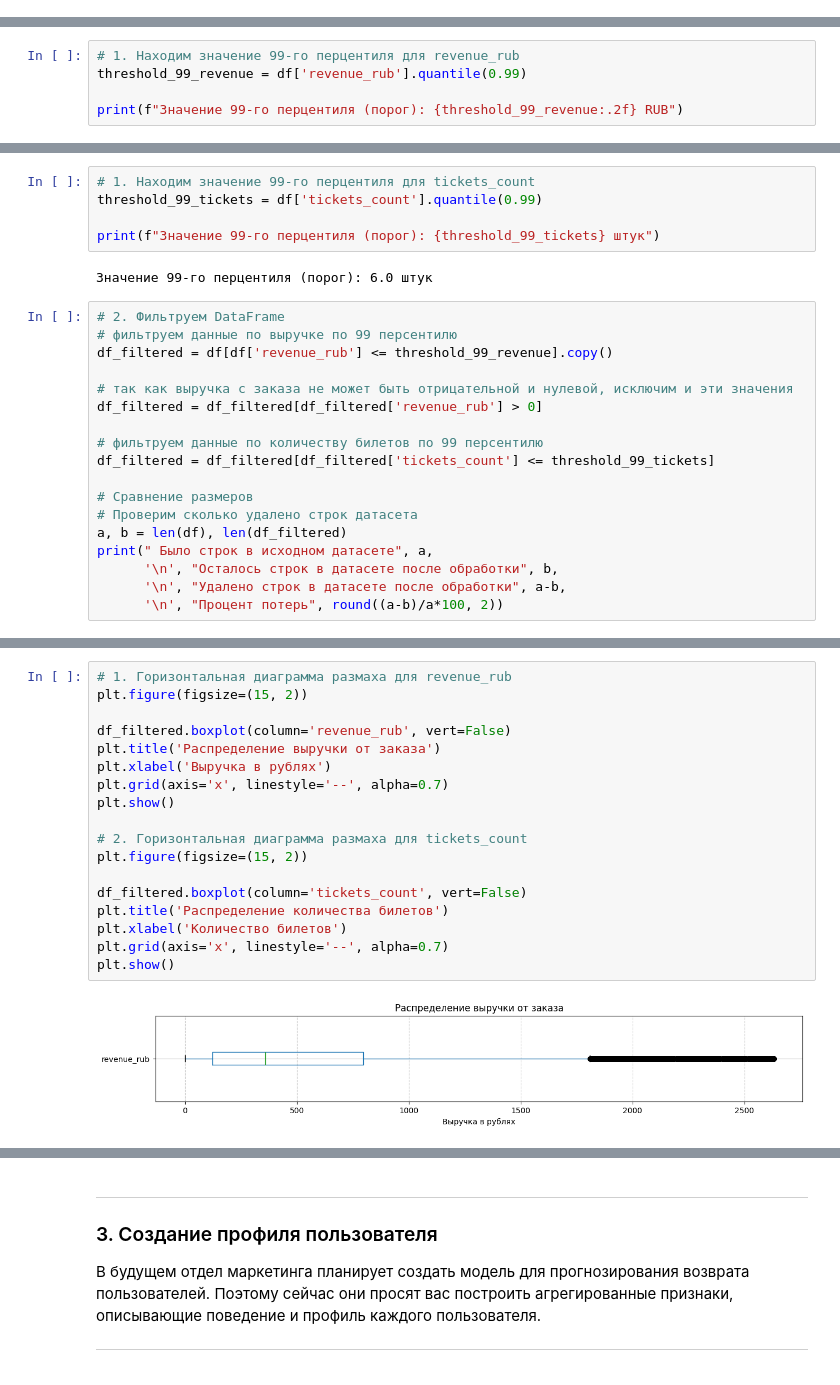
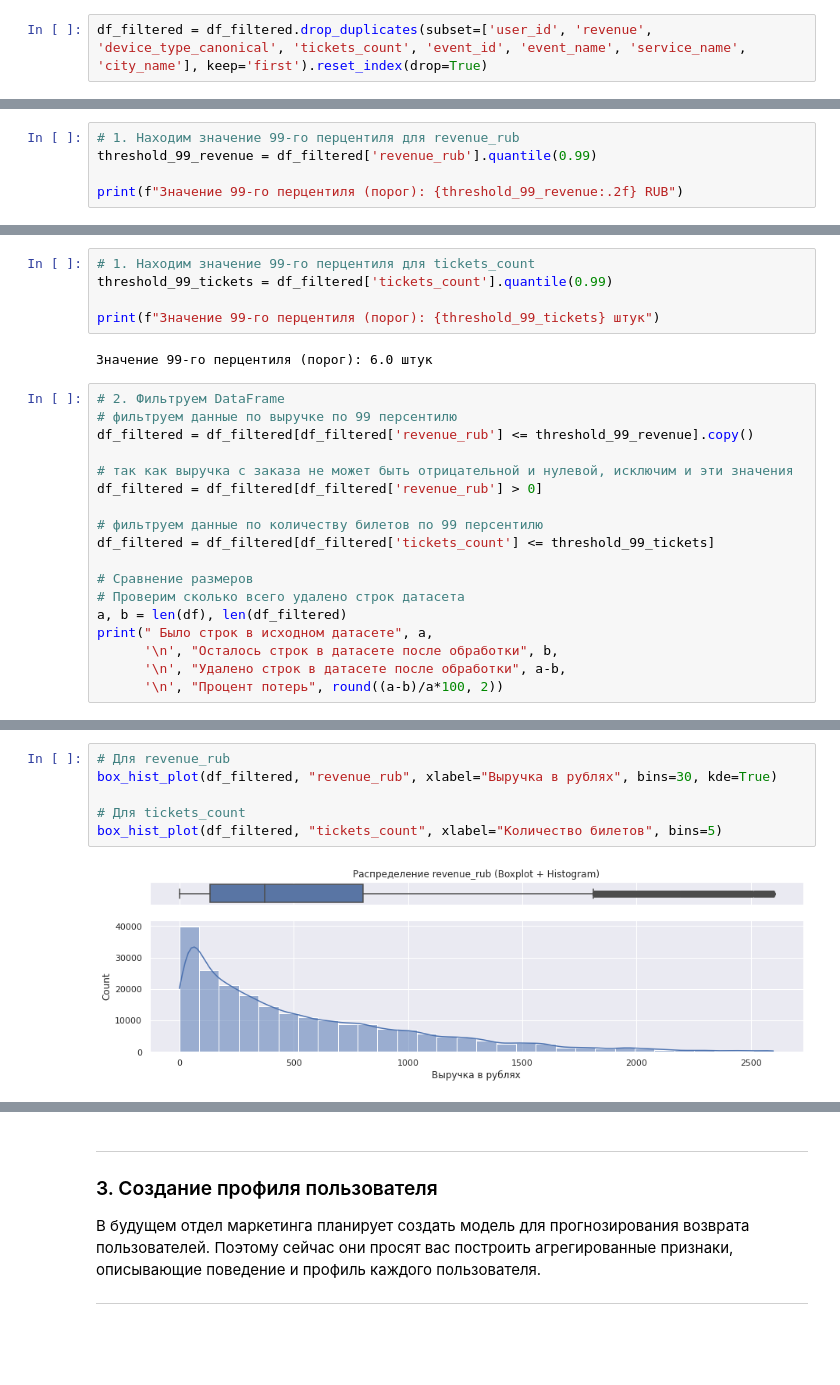
Before and after one commit to AnastasiaOstroumova/afisha_project, a Jupyter notebook: Anastasia_Ostroumova_afisha_project.ipynb, the cells around one changed output, grey strips where cells are left out. Cells and saved outputs as stored; diff of their text form; blank space fills up the shorter version.

```diff
--- a/Anastasia_Ostroumova_afisha_project.ipynb
+++ b/Anastasia_Ostroumova_afisha_project.ipynb
@@ -474,0 +611,2 @@ df['region_name'].nunique()
+# %%
+df_filtered = df_filtered.drop_duplicates(subset=['user_id', 'revenue', 'device_type_canonical', 'tickets_count', 'event_id', 'event_name', 'service_name', 'city_name'], keep='first').reset_index(drop=True)
@@ -512,6 +696,6 @@ plt.show()
 # %%
 # 1. Находим значение 99-го перцентиля для revenue_rub
-threshold_99_revenue = df['revenue_rub'].quantile(0.99)
+threshold_99_revenue = df_filtered['revenue_rub'].quantile(0.99)
 
 print(f"Значение 99-го перцентиля (порог): {threshold_99_revenue:.2f} RUB")
 # %% [output]
@@ -519,6 +703,6 @@ print(f"Значение 99-го перцентиля (порог): {threshold_9
 # %%
 # 1. Находим значение 99-го перцентиля для tickets_count
-threshold_99_tickets = df['tickets_count'].quantile(0.99)
+threshold_99_tickets = df_filtered['tickets_count'].quantile(0.99)
 
 print(f"Значение 99-го перцентиля (порог): {threshold_99_tickets} штук")
 # %% [output]
@@ -526,7 +710,7 @@ print(f"Значение 99-го перцентиля (порог): {threshold_9
 # %%
 # 2. Фильтруем DataFrame
 # фильтруем данные по выручке по 99 персентилю
-df_filtered = df[df['revenue_rub'] <= threshold_99_revenue].copy()
+df_filtered = df_filtered[df_filtered['revenue_rub'] <= threshold_99_revenue].copy()
 
 # так как выручка с заказа не может быть отрицательной и нулевой, исключим и эти значения
 df_filtered = df_filtered[df_filtered['revenue_rub'] > 0]
@@ -535,7 +719,7 @@ df_filtered = df_filtered[df_filtered['revenue_rub'] > 0]
 df_filtered = df_filtered[df_filtered['tickets_count'] <= threshold_99_tickets]
 
 # Сравнение размеров
-# Проверим сколько удалено строк датасета
+# Проверим сколько всего удалено строк датасета
 a, b = len(df), len(df_filtered)
 print(" Было строк в исходном датасете", a,
       '\n', "Осталось строк в датасете после обработки", b,
@@ -563,20 +747,8 @@ max      2628.420000       6.000000
 # %%
-# 1. Горизонтальная диаграмма размаха для revenue_rub
-plt.figure(figsize=(15, 2))
+# Для revenue_rub
+box_hist_plot(df_filtered, "revenue_rub", xlabel="Выручка в рублях", bins=30, kde=True)
 
-df_filtered.boxplot(column='revenue_rub', vert=False)
-plt.title('Распределение выручки от заказа')
-plt.xlabel('Выручка в рублях')
-plt.grid(axis='x', linestyle='--', alpha=0.7)
-plt.show()
-
-# 2. Горизонтальная диаграмма размаха для tickets_count
-plt.figure(figsize=(15, 2))
-
-df_filtered.boxplot(column='tickets_count', vert=False)
-plt.title('Распределение количества билетов')
-plt.xlabel('Количество билетов')
-plt.grid(axis='x', linestyle='--', alpha=0.7)
-plt.show()
+# Для tickets_count
+box_hist_plot(df_filtered, "tickets_count", xlabel="Количество билетов", bins=5)
 # %% [output]
-[figure, old version]
+[figure, new version]
```
Also changed, not shown: parts of 135 cells of this notebook, 1 other file.
